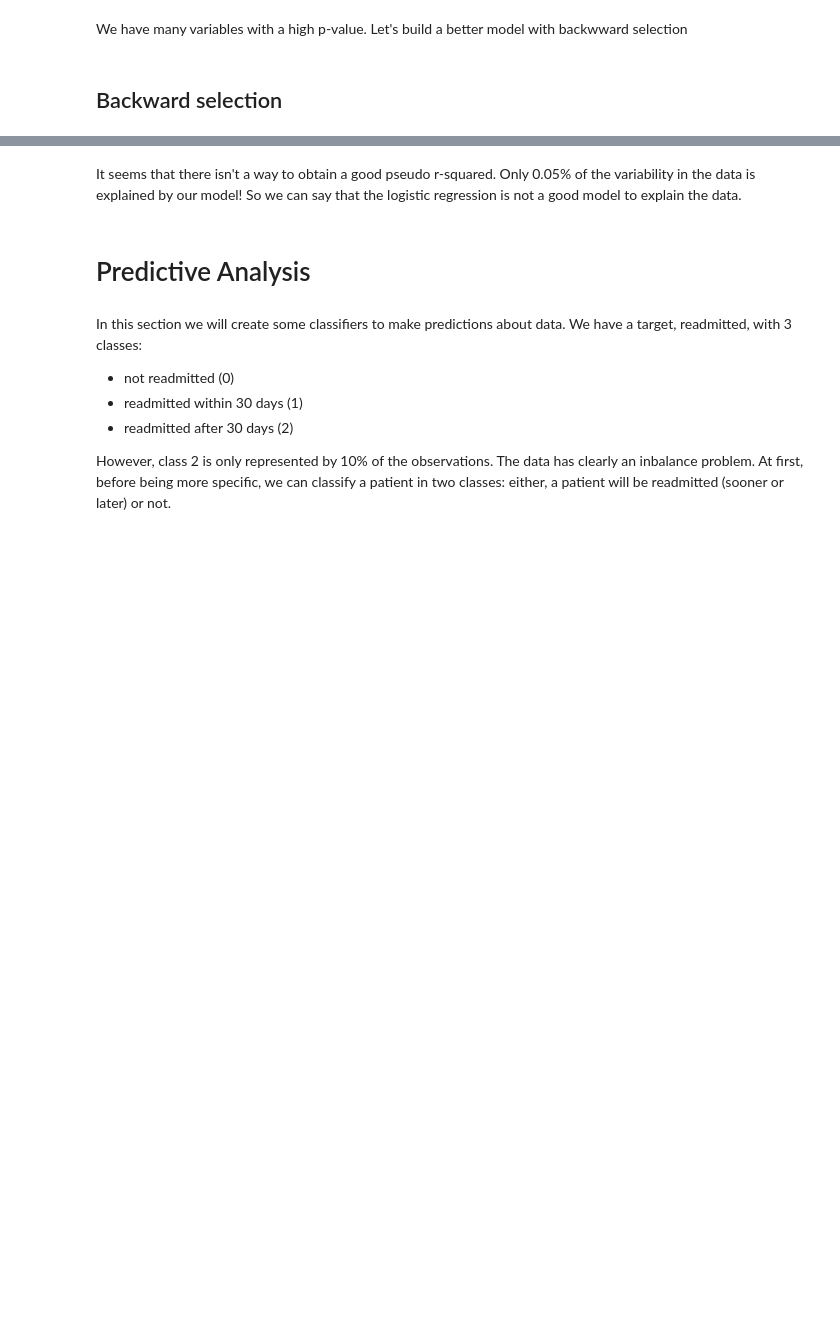
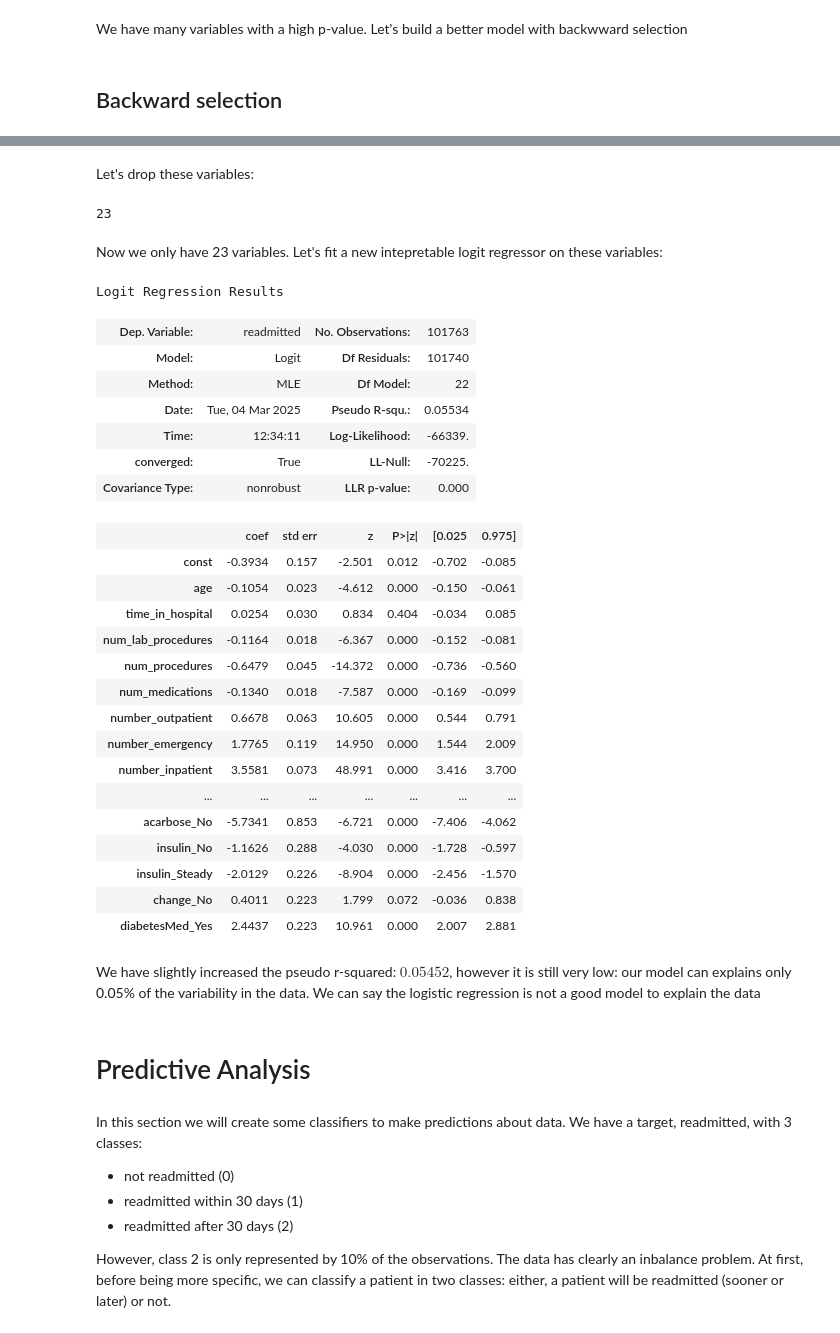
Before and after one commit to weiss25r/Data-analysis-of-diabetic-patients-readmissions-in-hospitals, a Jupyter notebook: main.ipynb, the cells around one changed output, grey strips where cells are left out. Cells and saved outputs as stored; diff of their text form; code cells hidden in the pictures; blank space fills up the shorter version.

```diff
--- a/main.ipynb
+++ b/main.ipynb
@@ -606,0 +659,4 @@ The pseudo r-squared has slightly decreased: from 0.5463 to 0.05443 << 1. <br>
+# %%
+zero_coeff = model_lasso.params[model_lasso.params == 0]
+
+print(zero_coeff.sort_index())
@@ -607,5 +699,44 @@ The pseudo r-squared has slightly decreased: from 0.5463 to 0.05443 << 1. <br>
+# %% [markdown]
+Let's drop these variables:
+# %%
+exog = exog.drop(columns=zero_coeff.index.values)
+# %%
+len(exog.columns)
+# %% [output]
+23
+# %% [markdown]
+Now we only have 23 variables. Let's fit a new intepretable logit regressor on these variables:
+# %%
+model_final = sm.Logit(exog=exog, endog=view['readmitted']).fit(disp=False)
+# %%
+model_final.summary()
+# %% [output]
+Logit Regression Results
+| Dep. Variable: | readmitted | No. Observations: | 101763 |
+| Model: | Logit | Df Residuals: | 101740 |
+| Method: | MLE | Df Model: | 22 |
+| Date: | Tue, 04 Mar 2025 | Pseudo R-squ.: | 0.05534 |
+| Time: | 12:34:11 | Log-Likelihood: | -66339. |
+| converged: | True | LL-Null: | -70225. |
+| Covariance Type: | nonrobust | LLR p-value: | 0.000 |
+|  | coef | std err | z | P>|z| | [0.025 | 0.975] |
+| const | -0.3934 | 0.157 | -2.501 | 0.012 | -0.702 | -0.085 |
+| age | -0.1054 | 0.023 | -4.612 | 0.000 | -0.150 | -0.061 |
+| time_in_hospital | 0.0254 | 0.030 | 0.834 | 0.404 | -0.034 | 0.085 |
+| num_lab_procedures | -0.1164 | 0.018 | -6.367 | 0.000 | -0.152 | -0.081 |
+| num_procedures | -0.6479 | 0.045 | -14.372 | 0.000 | -0.736 | -0.560 |
+| num_medications | -0.1340 | 0.018 | -7.587 | 0.000 | -0.169 | -0.099 |
+| number_outpatient | 0.6678 | 0.063 | 10.605 | 0.000 | 0.544 | 0.791 |
+| number_emergency | 1.7765 | 0.119 | 14.950 | 0.000 | 1.544 | 2.009 |
+| number_inpatient | 3.5581 | 0.073 | 48.991 | 0.000 | 3.416 | 3.700 |
+| ... | ... | ... | ... | ... | ... | ... |
+| acarbose_No | -5.7341 | 0.853 | -6.721 | 0.000 | -7.406 | -4.062 |
+| insulin_No | -1.1626 | 0.288 | -4.030 | 0.000 | -1.728 | -0.597 |
+| insulin_Steady | -2.0129 | 0.226 | -8.904 | 0.000 | -2.456 | -1.570 |
+| change_No | 0.4011 | 0.223 | 1.799 | 0.072 | -0.036 | 0.838 |
+| diabetesMed_Yes | 2.4437 | 0.223 | 10.961 | 0.000 | 2.007 | 2.881 |
 # %% [markdown]
-It seems that there isn't a way to obtain a good pseudo r-squared. Only 0.05% of the variability in the data is explained by our model! So we can say that the logistic regression is not a good model to explain the data.
+We have slightly increased the pseudo r-squared: $0.05452$, however it is still very low: our model can explains only 0.05% of the variability in the data. We can say the logistic regression is not a good model to explain the data
 # %% [markdown]
 # Predictive Analysis
 # %% [markdown]
```
Also changed, not shown: parts of 40 cells of this notebook.
